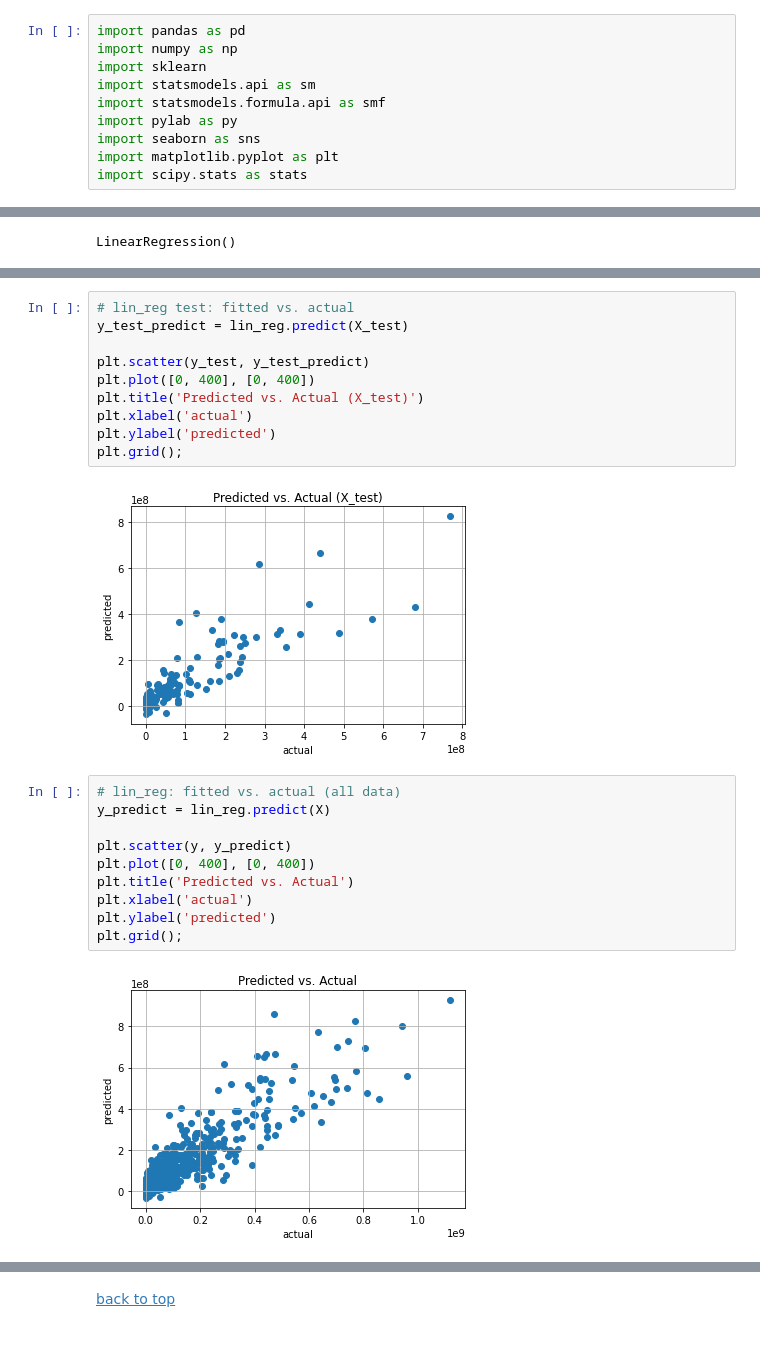
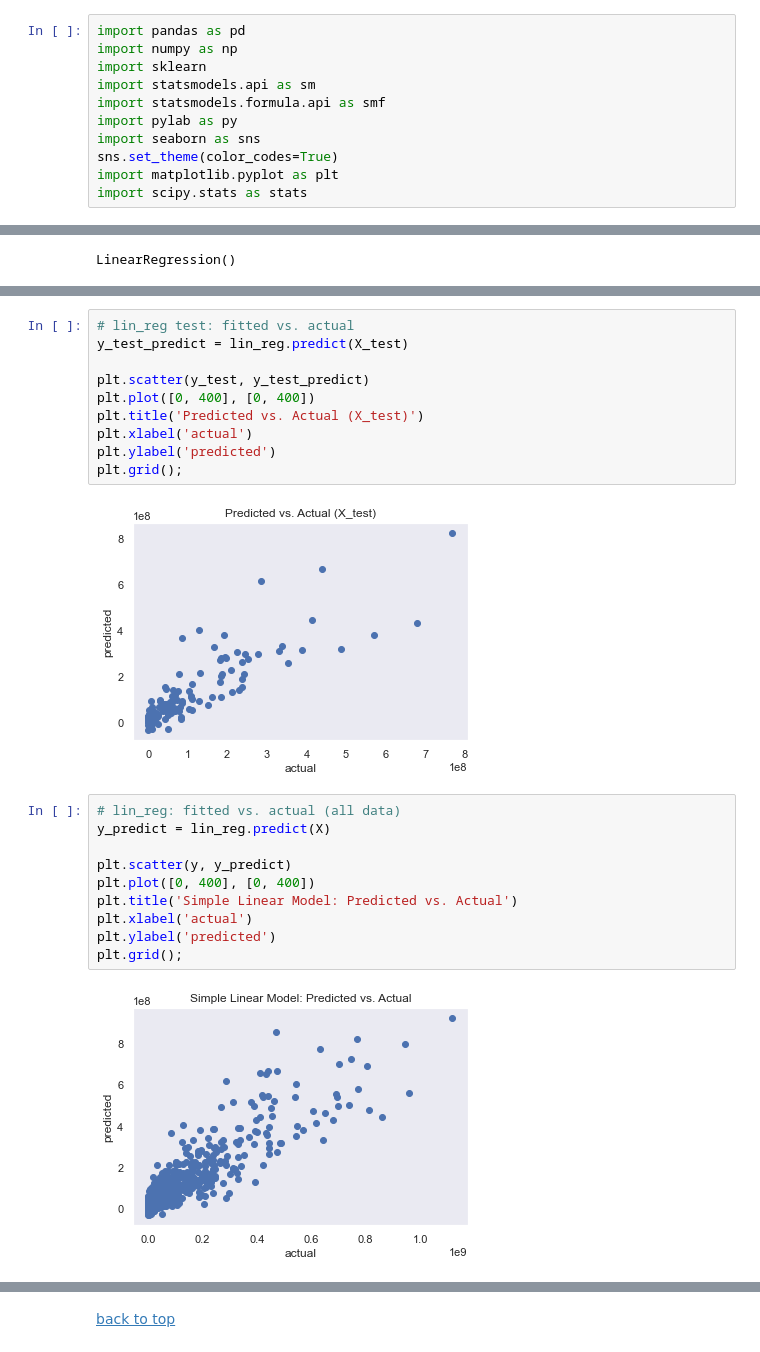
Before and after one commit to slp22/regression-project, a Jupyter notebook: adaptation_movies_regression.ipynb, the cells around one changed output, grey strips where cells are left out. Saved outputs shown, nothing was run; the diff lists cells and outputs as text.

```diff
--- a/adaptation_movies_regression.ipynb
+++ b/adaptation_movies_regression.ipynb
@@ -27,6 +27,7 @@ import statsmodels.api as sm
 import statsmodels.formula.api as smf
 import pylab as py
 import seaborn as sns
+sns.set_theme(color_codes=True)
 import matplotlib.pyplot as plt
 import scipy.stats as stats
 # %%
@@ -359,19 +360,19 @@ plt.xlabel('actual')
 plt.ylabel('predicted')
 plt.grid();
 # %% [output]
-[figure, old version]
+[figure, new version]
 # %%
 # lin_reg: fitted vs. actual (all data)
 y_predict = lin_reg.predict(X)
 
 plt.scatter(y, y_predict)
 plt.plot([0, 400], [0, 400])
-plt.title('Predicted vs. Actual')
+plt.title('Simple Linear Model: Predicted vs. Actual')
 plt.xlabel('actual')
 plt.ylabel('predicted')
 plt.grid();
 # %% [output]
-[figure, old version]
+[figure, new version]
 # %%
 # lin_reg: residuals vs. predicted
 y_predict = lin_reg.predict(X)
```
Also changed, not shown: parts of 14 cells of this notebook.
